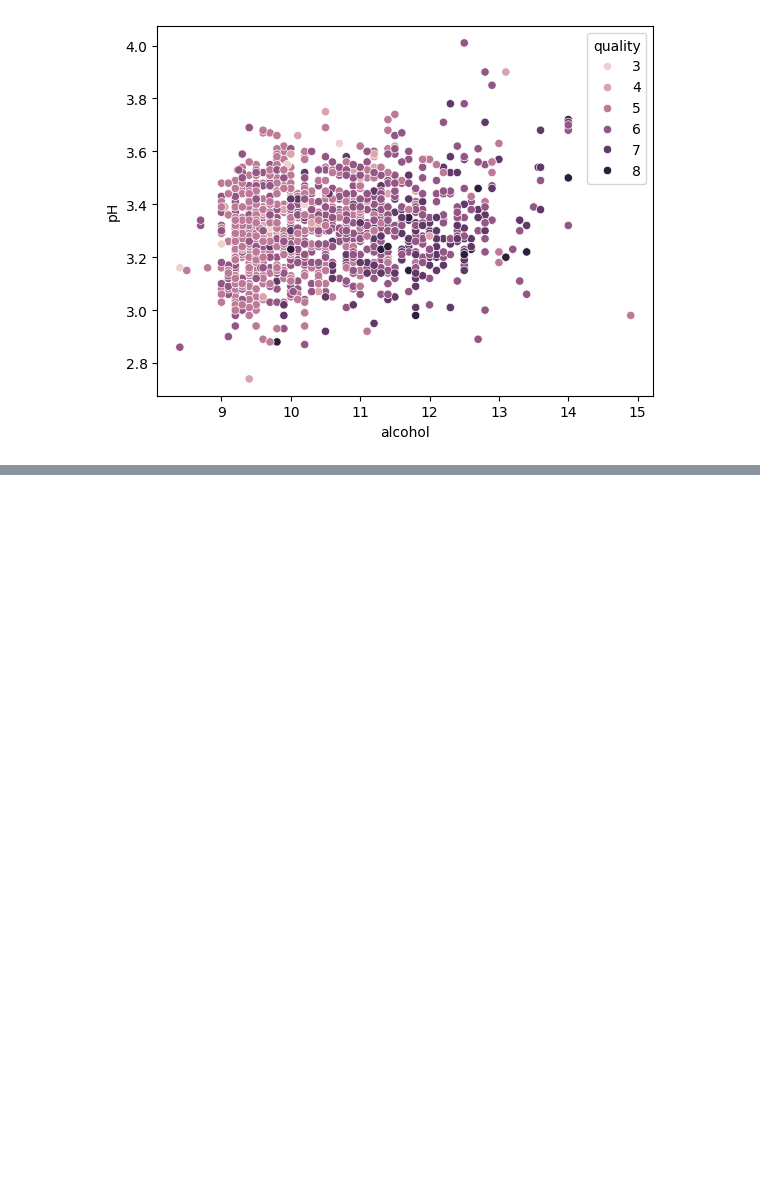
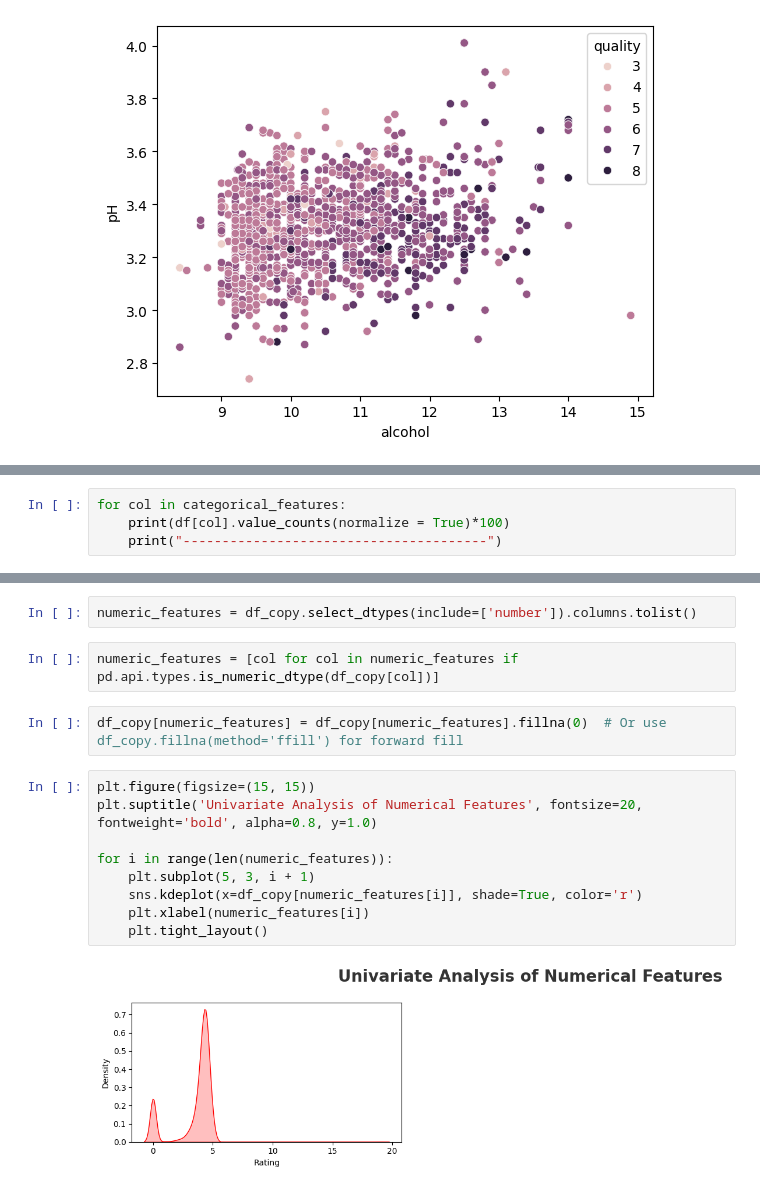
Before and after one commit to SnehaVPujari007/Data-Science-Course, a Jupyter notebook: EDA & Feature Engineering/EDA.ipynb, the cells around one changed output, grey strips where cells are left out. Saved outputs shown, nothing was run; the diff lists cells and outputs as text; blank space fills up the shorter version.

```diff
--- a/EDA & Feature Engineering/EDA.ipynb
+++ b/EDA & Feature Engineering/EDA.ipynb
@@ -155,0 +808,4 @@ sns.scatterplot(x='alcohol',y='pH',hue='quality' , data = df)
+# %%
+for col in categorical_features:
+    print(df[col].value_counts(normalize = True)*100)
+    print("---------------------------------------")
@@ -155,0 +833,17 @@ sns.scatterplot(x='alcohol',y='pH',hue='quality' , data = df)
+# %%
+numeric_features = df_copy.select_dtypes(include=['number']).columns.tolist()
+# %%
+numeric_features = [col for col in numeric_features if pd.api.types.is_numeric_dtype(df_copy[col])]
+# %%
+df_copy[numeric_features] = df_copy[numeric_features].fillna(0)  # Or use df_copy.fillna(method='ffill') for forward fill
+# %%
+plt.figure(figsize=(15, 15))
+plt.suptitle('Univariate Analysis of Numerical Features', fontsize=20, fontweight='bold', alpha=0.8, y=1.0)
+
+for i in range(len(numeric_features)):
+    plt.subplot(5, 3, i + 1)
+    sns.kdeplot(x=df_copy[numeric_features[i]], shade=True, color='r')
+    plt.xlabel(numeric_features[i])
+    plt.tight_layout()
+# %% [output]
+[figure, added]
```
Also changed, not shown: parts of 82 cells of this notebook, 2 other files.
